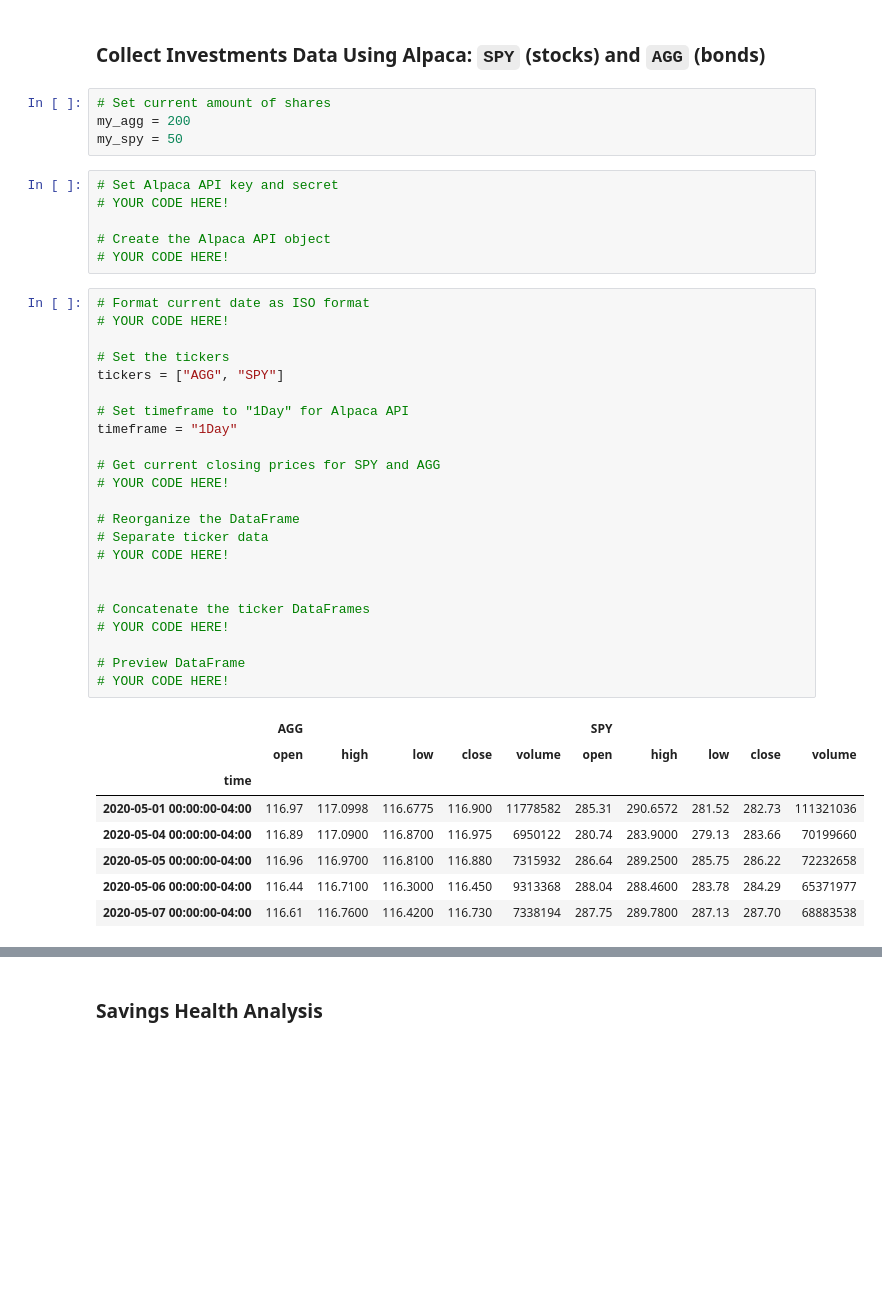
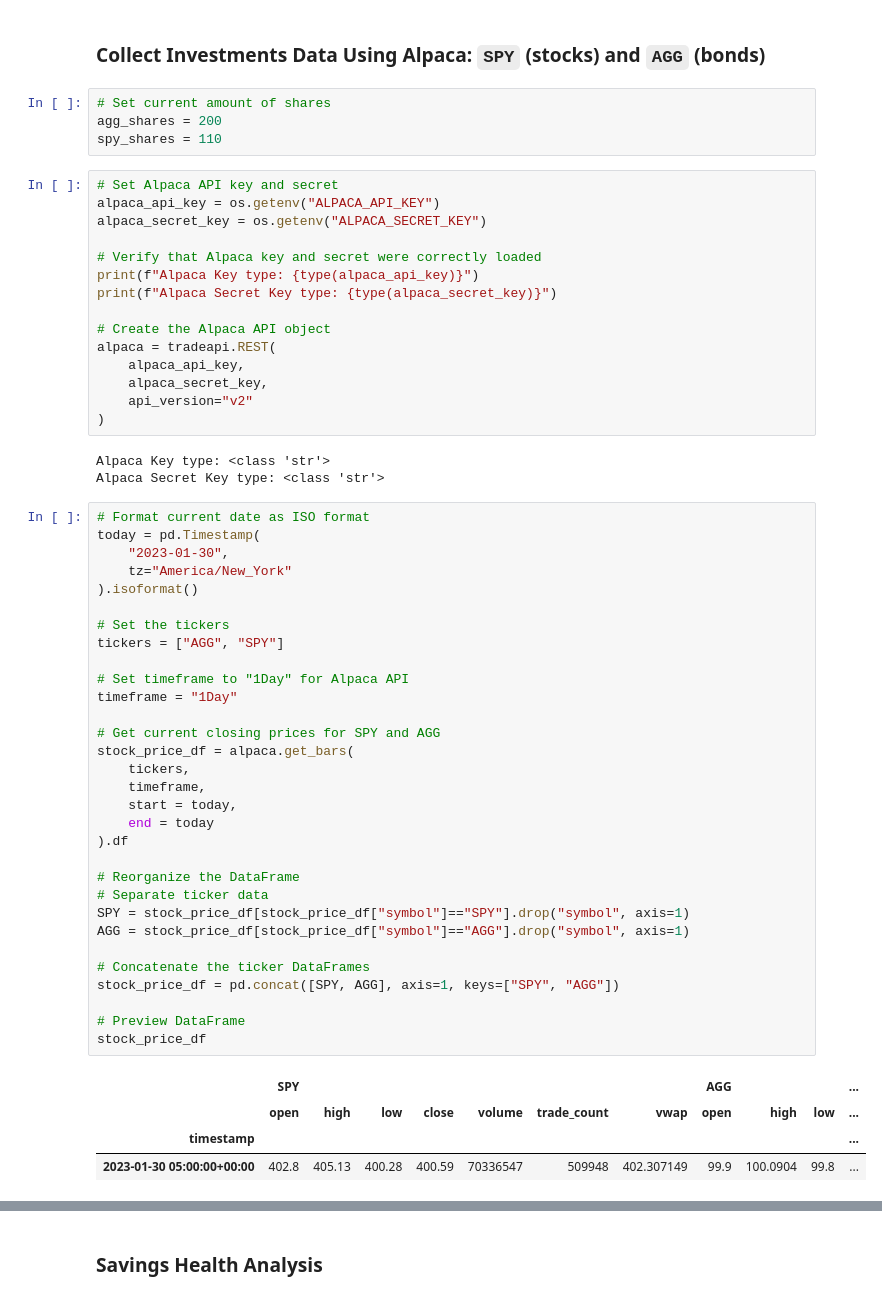
Before and after one commit to omarmoreta/Financial-Planning, a Jupyter notebook: Starter_Code/financial-planner.ipynb, the cells around one changed output, grey strips where cells are left out. Saved outputs shown, nothing was run; the diff lists cells and outputs as text; blank space fills up the shorter version.

```diff
--- a/Starter_Code/financial-planner.ipynb
+++ b/Starter_Code/financial-planner.ipynb
@@ -46,45 +64,61 @@ The current value of your 5.3 ETH is $22171.16
 ### Collect Investments Data Using Alpaca: `SPY` (stocks) and `AGG` (bonds)
 # %%
 # Set current amount of shares
-my_agg = 200
-my_spy = 50
+agg_shares = 200
+spy_shares = 110
-# %%
-# Set Alpaca API key and secret
-# YOUR CODE HERE!
-
-# Create the Alpaca API object
-# YOUR CODE HERE!
+# %%
+# Set Alpaca API key and secret
+alpaca_api_key = os.getenv("ALPACA_API_KEY")
+alpaca_secret_key = os.getenv("ALPACA_SECRET_KEY")
+
+# Verify that Alpaca key and secret were correctly loaded
+print(f"Alpaca Key type: {type(alpaca_api_key)}")
+print(f"Alpaca Secret Key type: {type(alpaca_secret_key)}")
+
+# Create the Alpaca API object
+alpaca = tradeapi.REST(
+    alpaca_api_key,
+    alpaca_secret_key,
+    api_version="v2"
+)
+# %% [output]
+Alpaca Key type: <class 'str'>
+Alpaca Secret Key type: <class 'str'>
 # %%
 # Format current date as ISO format
-# YOUR CODE HERE!
+today = pd.Timestamp(
+    "2023-01-30",
+    tz="America/New_York"
+).isoformat()
 
 # Set the tickers
 tickers = ["AGG", "SPY"]
 
 # Set timeframe to "1Day" for Alpaca API
 timeframe = "1Day"
 
 # Get current closing prices for SPY and AGG
-# YOUR CODE HERE!
+stock_price_df = alpaca.get_bars(
+    tickers,
+    timeframe,
+    start = today,
+    end = today
+).df
 
 # Reorganize the DataFrame
 # Separate ticker data
-# YOUR CODE HERE!
-
+SPY = stock_price_df[stock_price_df["symbol"]=="SPY"].drop("symbol", axis=1)
+AGG = stock_price_df[stock_price_df["symbol"]=="AGG"].drop("symbol", axis=1)
 
 # Concatenate the ticker DataFrames
-# YOUR CODE HERE!
+stock_price_df = pd.concat([SPY, AGG], axis=1, keys=["SPY", "AGG"])
 
 # Preview DataFrame
-# YOUR CODE HERE!
+stock_price_df
 # %% [output]
-|  | AGG |  |  |  |  | SPY |  |  |  |  |
-|  | open | high | low | close | volume | open | high | low | close | volume |
-| time |  |  |  |  |  |  |  |  |  |  |
-| 2020-05-01 00:00:00-04:00 | 116.97 | 117.0998 | 116.6775 | 116.900 | 11778582 | 285.31 | 290.6572 | 281.52 | 282.73 | 111321036 |
-| 2020-05-04 00:00:00-04:00 | 116.89 | 117.0900 | 116.8700 | 116.975 | 6950122 | 280.74 | 283.9000 | 279.13 | 283.66 | 70199660 |
-| 2020-05-05 00:00:00-04:00 | 116.96 | 116.9700 | 116.8100 | 116.880 | 7315932 | 286.64 | 289.2500 | 285.75 | 286.22 | 72232658 |
-| 2020-05-06 00:00:00-04:00 | 116.44 | 116.7100 | 116.3000 | 116.450 | 9313368 | 288.04 | 288.4600 | 283.78 | 284.29 | 65371977 |
-| 2020-05-07 00:00:00-04:00 | 116.61 | 116.7600 | 116.4200 | 116.730 | 7338194 | 287.75 | 289.7800 | 287.13 | 287.70 | 68883538 |
+|  | SPY |  |  |  |  |  |  | AGG |  |  | ... |
+|  | open | high | low | close | volume | trade_count | vwap | open | high | low | ... |
+| timestamp |  |  |  |  |  |  |  |  |  |  | ... |
+| 2023-01-30 05:00:00+00:00 | 402.8 | 405.13 | 400.28 | 400.59 | 70336547 | 509948 | 402.307149 | 99.9 | 100.0904 | 99.8 | ... |
 # %%
 # Pick AGG and SPY close prices
```
Also changed, not shown: parts of 12 cells of this notebook.
